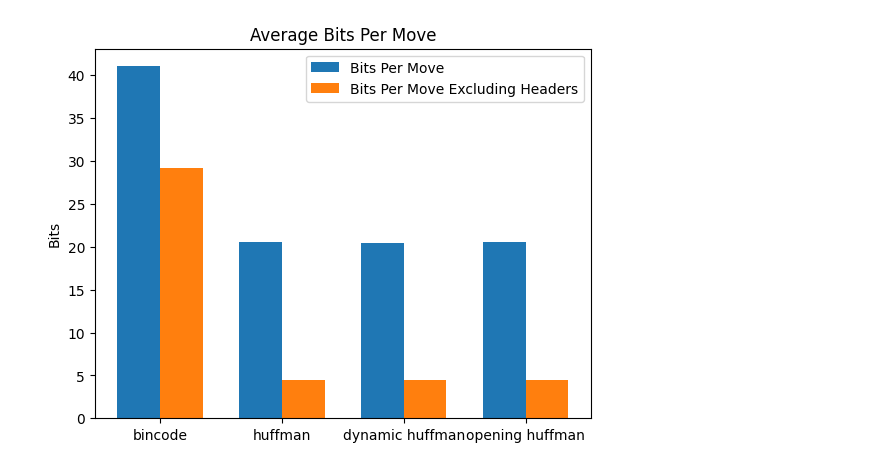
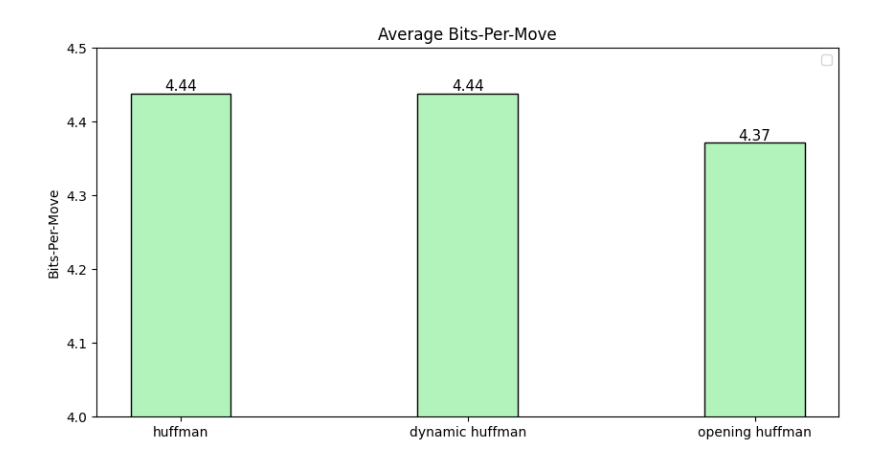
Before and after one commit to JadenStrudwick/CompressedGameNotation, a Jupyter notebook: benchmarking/lichessDataset/lichessDatasetPlotter.ipynb, the cells around one changed output. Drawn from its saved outputs; the diff is of its cells as text; code cells hidden in the pictures.

```diff
--- a/benchmarking/lichessDataset/lichessDatasetPlotter.ipynb
+++ b/benchmarking/lichessDataset/lichessDatasetPlotter.ipynb
@@ -204,34 +299,74 @@ plot_compression_efficiency_box()
 # %%
 def plot_bpm_bar():
-  bpm = {}
-  for key in strats:
-    if IGNORE_BINCODE and key == 'bincode':
-      continue
+    bpm = {}
+    for key in strats:
+        if IGNORE_BINCODE and key == "bincode":
+            continue
 
-    bpmwh = [float(metric['bits per move']) for metric in strats[key]]
-    bpmeh = [float(metric['bits per move excluding headers']) for metric in strats[key]]
-    bpm[key] = (bpmwh, bpmeh)
+        # calculate the moves within each pgn game
+        moves = [
+            int(int(metric["compressed size (bits)"]) / float(metric["bits per move"]))
+            for metric in strats[key]
+        ]
 
-  # print average bits per move
-  print('Average Bits Per Move')
-  for key in bpm:
-    print(f'{key}: {np.mean(bpm[key][0]):.5f} (including headers), {np.mean(bpm[key][1]):.5f} (excluding headers)')
+        # get the move-text length
+        move_text = [
+            int(float(metric["bits per move excluding headers"]) * moves[i])
+            for i, metric in enumerate(strats[key])
+        ]
+
+        # if the strategy is huffman or dynamic huffman, remove 1 bit from the move-text length
+        if key == "huffman" or key == "dynamic huffman":
+            move_text = [move - 1 for move in move_text]
+
+        # if the strategy is opening huffman, remove 2 bits from the move-text length
+        if key == "opening huffman":
+            move_text = [move - 2 for move in move_text]
+
+        # calculate the bits per move
+        bpmeh = [move / moves[i] for i, move in enumerate(move_text)]
+        bpm[key] = bpmeh
+
+    # print average bits per move
+    print("Average Bits Per Move")
+    for key in bpm:
+        print(f"{key}: {np.mean(bpm[key]):.5f}")
+
+    # plot the compression and decompression times next to each other
+    fig, ax = plt.subplots(figsize=(10, 5))
+    x = np.arange(len(bpm))
+    width = 0.35
+    bars = ax.bar(
+        x,
+        [np.mean(bpm[key]) for key in bpm],
+        width,
+        label="",
+        color="#b2f2bb",
+        edgecolor="black",
+    )
+
+    ax.set_ylabel("Bits-Per-Move")
+    ax.set_title("Average Bits-Per-Move")
+    ax.set_xticks(x)
+    ax.set_xticklabels(bpm.keys())
+    ax.legend()
+
+    # Add labels on top of the bars
+    for bars in [bars]:
+        for bar in bars:
+            ax.text(
+                bar.get_x() + bar.get_width() / 2,
+                bar.get_height(),
+                f"{bar.get_height():.2f}",
+                ha="center",
+                va="bottom",
+                fontsize=11,
+            )
+
+    ax.set_ylim(4, 4.5)
+    plt.show()
 
 
-  # plot the compression and decompression times next to each other
-  fig, ax = plt.subplots()
-  x = np.arange(len(bpm))
-  width = 0.35
-  ax.bar(x - width/2, [np.mean(bpm[key][0]) for key in bpm], width, label='Bits Per Move')
-  ax.bar(x + width/2, [np.mean(bpm[key][1]) for key in bpm], width, label='Bits Per Move Excluding Headers')
-
-  ax.set_ylabel('Bits')
-  ax.set_title('Average Bits Per Move')
-  ax.set_xticks(x)
-  ax.set_xticklabels(bpm.keys())
-  ax.legend()
-
-  plt.show()
-
+IGNORE_BINCODE = True
 plot_bpm_bar()
 # %% [output]
@@ -243 +378 @@ opening huffman: 20.57289 (including headers), 4.42008 (excluding headers)
-[figure, old version]
+[figure, new version]
```
Also changed, not shown: parts of 11 cells of this notebook, 3 other files.
